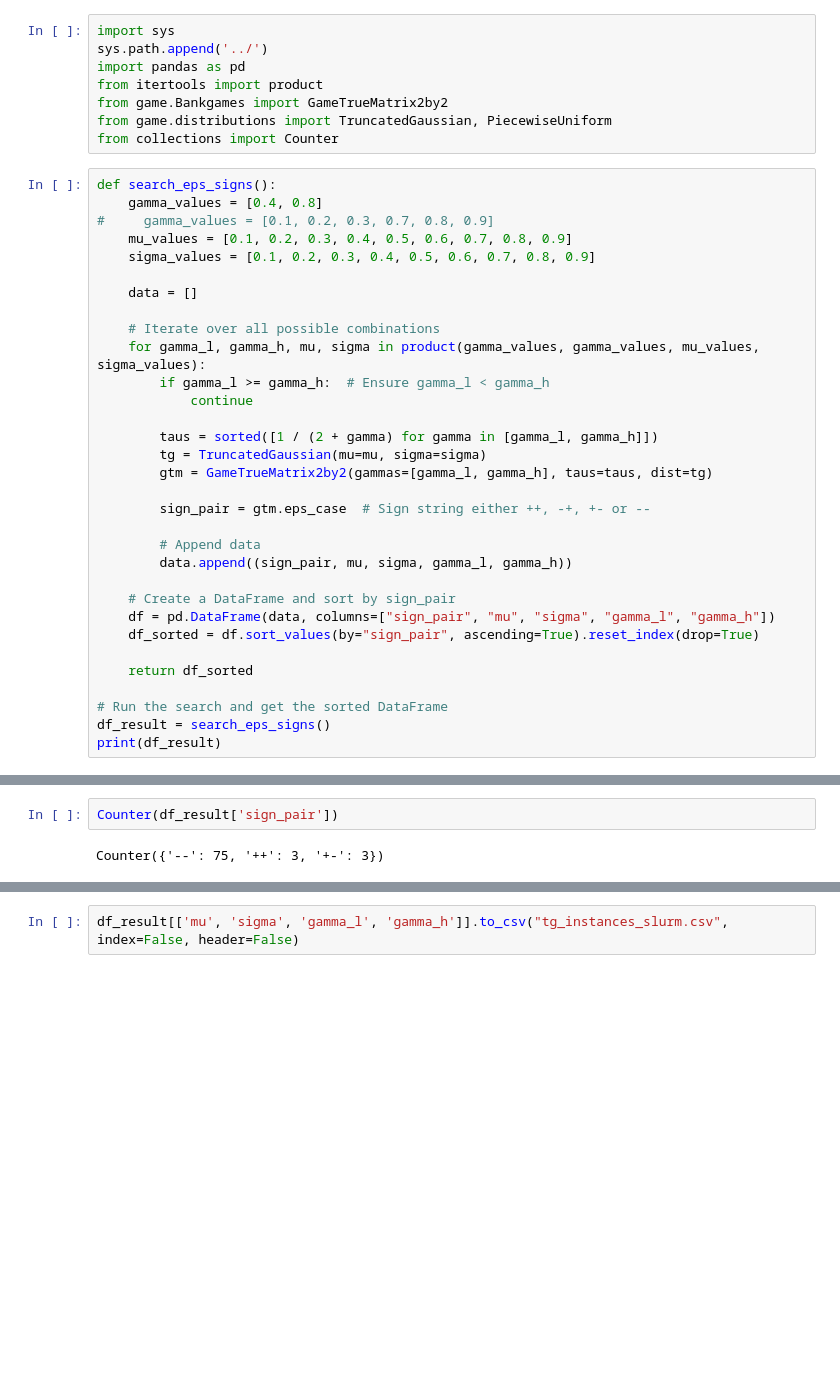
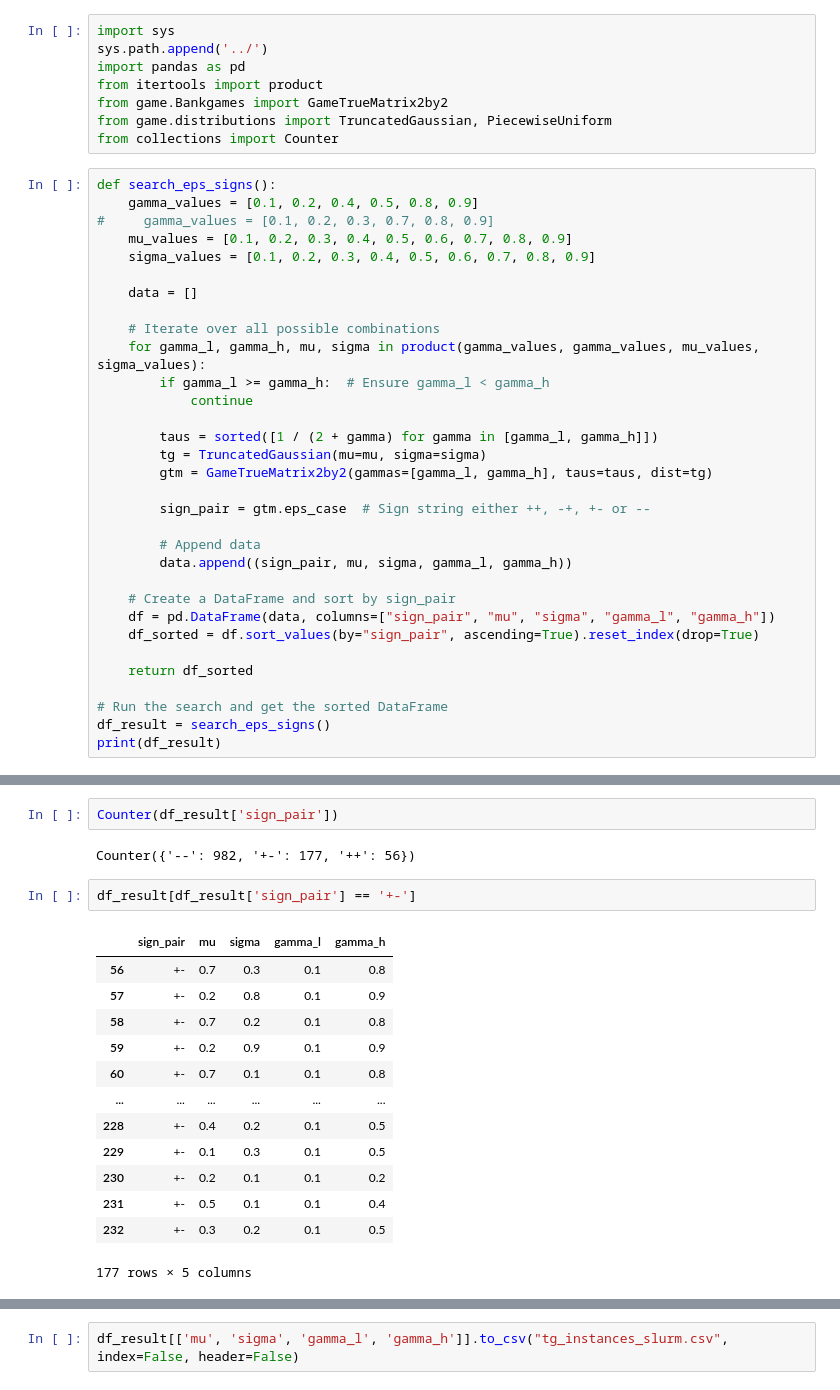
Before and after one commit to krishnacharya/bankgame, a Jupyter notebook: slurmjobs_2gamma/instances_fordistributions.ipynb, the cells around one changed output, grey strips where cells are left out. Saved outputs shown, nothing was run; the diff lists cells and outputs as text; blank space fills up the shorter version.

```diff
--- a/slurmjobs_2gamma/instances_fordistributions.ipynb
+++ b/slurmjobs_2gamma/instances_fordistributions.ipynb
@@ -8,7 +8,7 @@ from game.distributions import TruncatedGaussian, PiecewiseUniform
 from collections import Counter
 # %%
 def search_eps_signs():
-    gamma_values = [0.4, 0.8]
+    gamma_values = [0.1, 0.2, 0.4, 0.5, 0.8, 0.9]
 #     gamma_values = [0.1, 0.2, 0.3, 0.7, 0.8, 0.9]
     mu_values = [0.1, 0.2, 0.3, 0.4, 0.5, 0.6, 0.7, 0.8, 0.9]
     sigma_values = [0.1, 0.2, 0.3, 0.4, 0.5, 0.6, 0.7, 0.8, 0.9]
@@ -56,5 +56,21 @@ print(df_result)
 # %%
 Counter(df_result['sign_pair'])
 # %% [output]
-Counter({'--': 75, '++': 3, '+-': 3})
+Counter({'--': 982, '+-': 177, '++': 56})
+# %%
+df_result[df_result['sign_pair'] == '+-']
+# %% [output]
+|  | sign_pair | mu | sigma | gamma_l | gamma_h |
+| 56 | +- | 0.7 | 0.3 | 0.1 | 0.8 |
+| 57 | +- | 0.2 | 0.8 | 0.1 | 0.9 |
+| 58 | +- | 0.7 | 0.2 | 0.1 | 0.8 |
+| 59 | +- | 0.2 | 0.9 | 0.1 | 0.9 |
+| 60 | +- | 0.7 | 0.1 | 0.1 | 0.8 |
+| ... | ... | ... | ... | ... | ... |
+| 228 | +- | 0.4 | 0.2 | 0.1 | 0.5 |
+| 229 | +- | 0.1 | 0.3 | 0.1 | 0.5 |
+| 230 | +- | 0.2 | 0.1 | 0.1 | 0.2 |
+| 231 | +- | 0.5 | 0.1 | 0.1 | 0.4 |
+| 232 | +- | 0.3 | 0.2 | 0.1 | 0.5 |
+177 rows × 5 columns
 # %%
```
Also changed, not shown: parts of 2 cells of this notebook, 2 other files.
